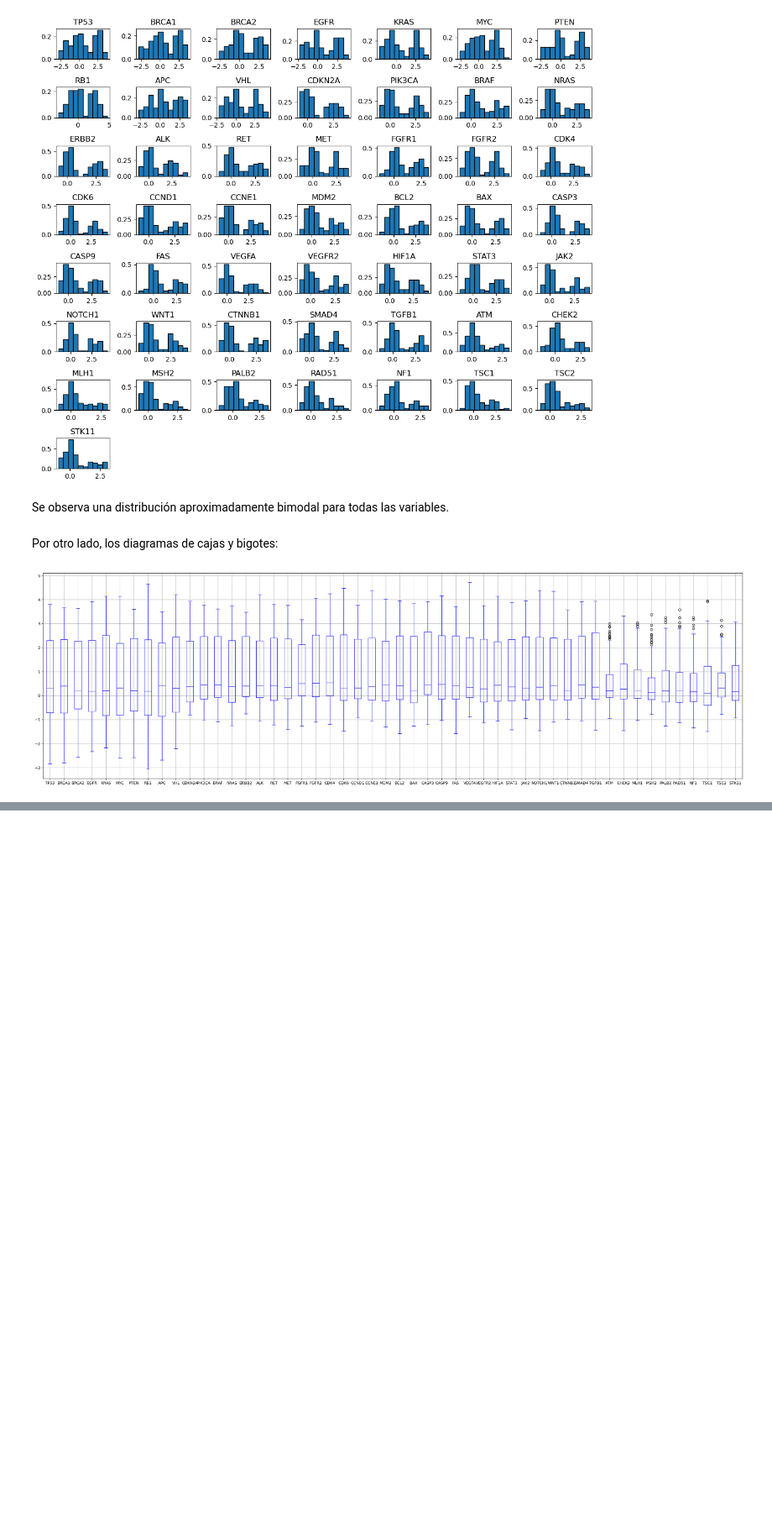
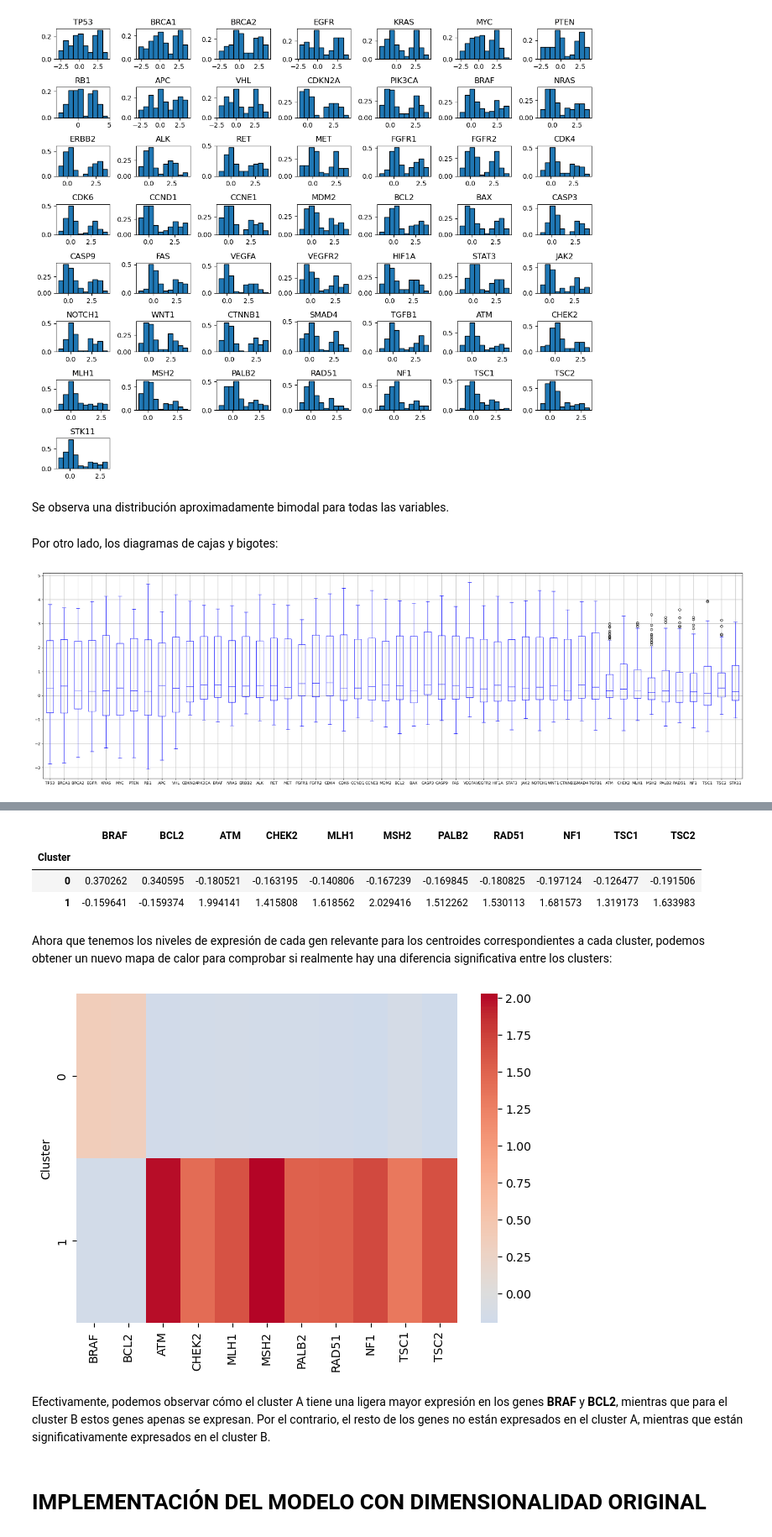
Before and after one commit to MiguelGomGar/ClusteringGenes, a Jupyter notebook: full_notebook.ipynb, the cells around one changed output, grey strips where cells are left out. Shown: that part at 84% size. Cells and saved outputs as stored; diff of their text form; code cells hidden in the pictures; blank space fills up the shorter version.

```diff
--- a/full_notebook.ipynb
+++ b/full_notebook.ipynb
@@ -110,0 +247,27 @@ plt.show()
+# %%
+kmeans = KMeans(n_clusters = 2, n_init = 10).fit(X_scaled) # ajustar el modelo para 2 clusters
+centroids = kmeans.cluster_centers_ # niveles de expresión de los genes para los centroides de cada cluster
+
+centroids_gene_expression = pd.DataFrame(centroids, columns = X_reducido.columns)
+centroids_gene_expression.index.name = 'Cluster'
+centroids_gene_expression
+# %% [output]
+|  | BRAF | BCL2 | ATM | CHEK2 | MLH1 | MSH2 | PALB2 | RAD51 | NF1 | TSC1 | TSC2 |
+| Cluster |  |  |  |  |  |  |  |  |  |  |  |
+| 0 | 0.370262 | 0.340595 | -0.180521 | -0.163195 | -0.140806 | -0.167239 | -0.169845 | -0.180825 | -0.197124 | -0.126477 | -0.191506 |
+| 1 | -0.159641 | -0.159374 | 1.994141 | 1.415808 | 1.618562 | 2.029416 | 1.512262 | 1.530113 | 1.681573 | 1.319173 | 1.633983 |
+# %% [markdown]
+Ahora que tenemos los niveles de expresión de cada gen relevante para los centroides correspondientes a cada cluster, podemos obtener un nuevo mapa de calor para comprobar si realmente hay una diferencia significativa entre los clusters:
+# %%
+sns.heatmap(centroids_gene_expression,
+            cmap = 'coolwarm',
+            center = 0,
+            annot = False)
+plt.tight_layout()
+plt.show()
+# %% [output]
+[figure, added]
+# %% [markdown]
+Efectivamente, podemos observar cómo el cluster A tiene una ligera mayor expresión en los genes **BRAF** y **BCL2**, mientras que para el cluster B estos genes apenas se expresan. Por el contrario, el resto de los genes no están expresados en el cluster A, mientras que están significativamente expresados en el cluster B.
+# %% [markdown]
+# IMPLEMENTACIÓN DEL MODELO CON DIMENSIONALIDAD ORIGINAL
```
Also changed, not shown: parts of 52 cells of this notebook.
